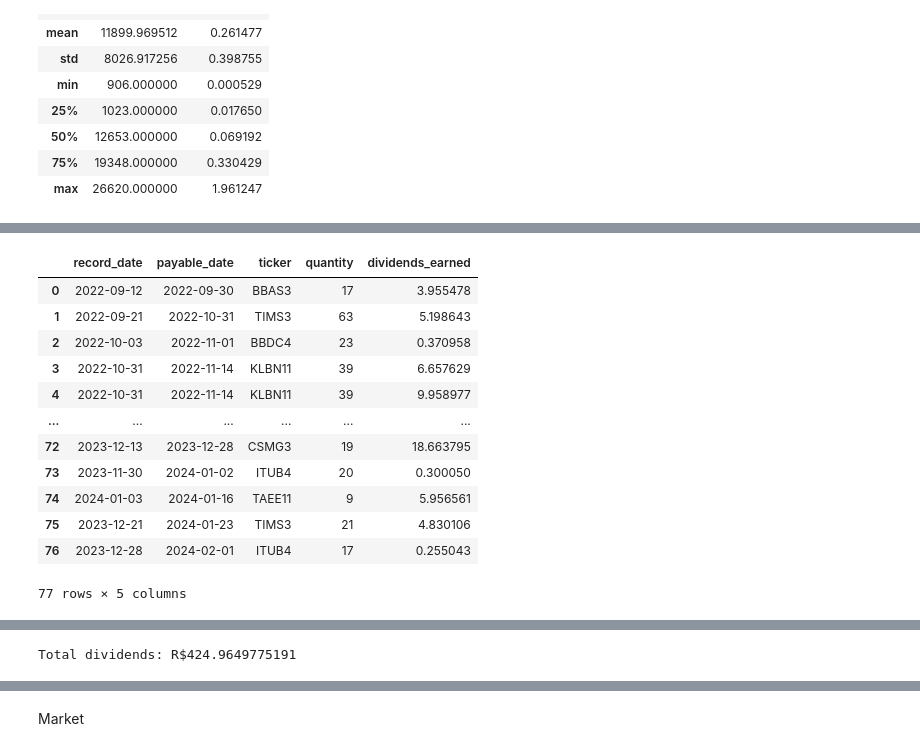
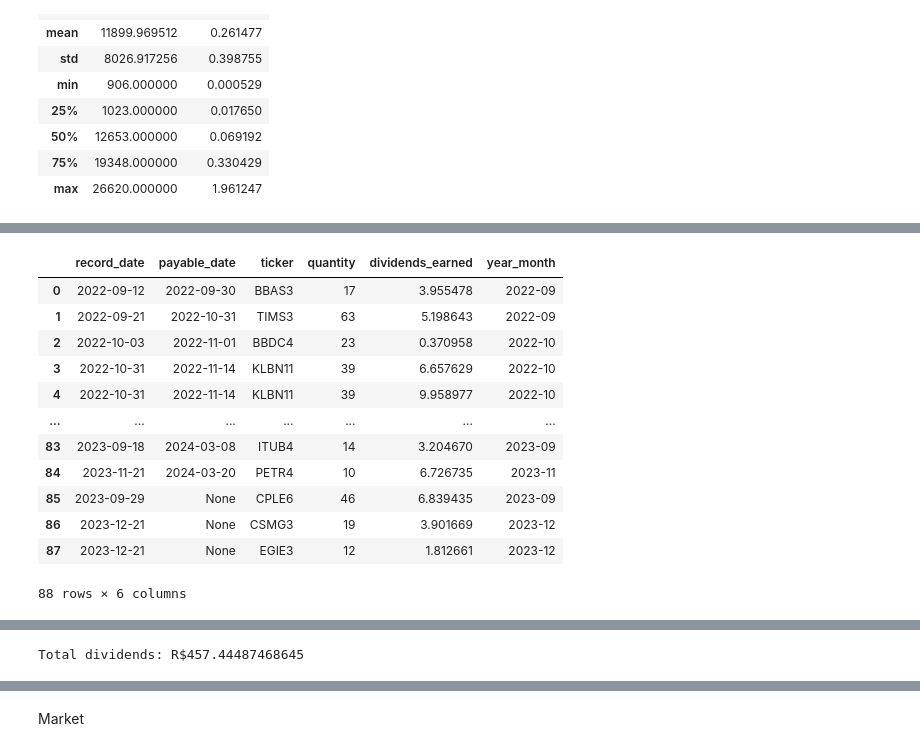
Before and after one commit to humbertomfialho/stock_dividends, a Jupyter notebook: analyses.ipynb, the cells around one changed output, grey strips where cells are left out. Saved outputs shown, nothing was run; the diff lists cells and outputs as text; code cells hidden in the pictures.

Commit message:
Add new graphs and calculations to data analysis

```diff
--- a/analyses.ipynb
+++ b/analyses.ipynb
@@ -22,6 +23,7 @@ market = select_table('Market')
 negotiation_info.sort_values(by='date', ignore_index=True, inplace=True)
 first_date = negotiation_info['date'].iloc[0][:10]
 last_date = negotiation_info['date'].iloc[-1][:10]
+list_dates = negotiation_info['date'].str[:10].tolist()
 dividends = dividends[dividends['record_date'] >= first_date]
 # %%
 stocks_name = stocks[['ticker', 'b3_name']]
@@ -384,0 +355,17 @@ Average price: -73.245
+# %%
+negociation_net = negotiation_info[['date', 'net_value']].copy()
+negociation_net['date'] = pd.to_datetime(negociation_net['date'])
+negociation_net['date'] = negociation_net['date'].dt.to_period('M')
+negociation_net.rename(columns={'date': 'year_month'}, inplace=True)
+negociation_net = negociation_net.groupby(['year_month']).agg(
+    net_value=('net_value', 'sum')
+).reset_index()
+negociation_net.index = negociation_net['year_month']
+negociation_net = negociation_net[['net_value']]
+negociation_net.loc['2022-09', 'net_value'] = 0
+
+month_stock_total = month_stock_values[['total']].copy()
+month_stock_total['net_value'] = negociation_net['net_value'].copy()
+month_stock_total['cumulative_net'] = month_stock_total['net_value'].cumsum()
+month_stock_total['total_net'] = month_stock_total['total'] + month_stock_total['cumulative_net']
+display(month_stock_total)
@@ -438,57 +491,60 @@ memory usage: 9.8+ KB
 # %%
-# TODO: calculate the stocks quantity had in day of record_date and plus it with amount
-
-# Initialize an empty DataFrame to store the results
+# TODO: Calculate the stocks quantity had in day of record_date and plus it with amount
 dividends_earned = pd.DataFrame(columns=['record_date', 'payable_date', 'ticker', 'quantity', 'dividends_earned'])
 rows_list = []
 
 # Iterate through each row in the dividends DataFrame to calculate dividends earned per record_date
 for index, dividend_row in dividends_stock.iterrows():
     payable_date = dividend_row['payable_date']
     record_date = dividend_row['record_date']
     ticker = dividend_row['ticker']
     amount = dividend_row['amount']
     type = dividend_row['type']
 
-    # Filter operations up to the record_date for the specific ticker
     relevant_operations = grouped_stocks[(grouped_stocks['ticker'] == ticker) & (grouped_stocks['date'] <= record_date)]
-
-    # Calculate net quantity of shares held by the record_date
     net_shares = relevant_operations['quantity_sum'].sum()
-
-    # Calculate dividends earned
     total_dividends = net_shares * amount
+    # Subtract taxes percent
     if type != 'dividend':
         total_dividends *= 0.85
 
-    # Append to the results DataFrame
     rows_list.append({'payable_date': payable_date, 'record_date': record_date, 'ticker': ticker, 'quantity': net_shares, 'dividends_earned': total_dividends})
 
-# Convert list of dicts to DataFrame and concatenate with the initial empty DataFrame
 dividends_earned = pd.concat([dividends_earned, pd.DataFrame(rows_list)], ignore_index=True)
 dividends_earned = dividends_earned[dividends_earned['quantity'] > 0]
-dividends_earned = dividends_earned[dividends_earned['payable_date'] < '2024-02-02']
+# dividends_earned = dividends_earned[dividends_earned['payable_date'] < '2024-02-02']
+dividends_earned = dividends_earned[dividends_earned['record_date'] < '2024-02-02']
+dividends_earned['year_month'] = pd.to_datetime(dividends_earned['record_date'])
+dividends_earned['year_month'] = dividends_earned['year_month'].dt.to_period('M')
 dividends_earned.sort_values(by=['payable_date', 'ticker'], ignore_index=True, inplace=True)
-
 display(dividends_earned)
 
-# didvidend by stock
+dividends_monthly = dividends_earned.groupby(['year_month']).agg(
+    value=('dividends_earned', 'sum')
+).reset_index()
+dividends_monthly.sort_values(by=['year_month'], inplace=True, ignore_index=True)
+dividends_monthly.index = dividends_monthly['year_month']
+dividends_monthly = dividends_monthly.drop('year_month', axis=1)
+dividends_monthly = pd.concat([dividends_monthly, month_stock_total[['total']]], axis=1)
+dividends_monthly['dy'] = dividends_monthly['value']/dividends_monthly['total'] * 100
+display(dividends_monthly)
+
 dividends_earned_summary = dividends_earned.groupby(['ticker']).sum(numeric_only=True).reset_index()
 dividends_earned_summary.sort_values(by=['dividends_earned', 'ticker'], ascending=False, ignore_index=True, inplace=True)
 display(dividends_earned_summary)
 
 print('Total dividends: R${}'.format(dividends_earned['dividends_earned'].sum()))
 # %% [output]
-|  | record_date | payable_date | ticker | quantity | dividends_earned |
-| 0 | 2022-09-12 | 2022-09-30 | BBAS3 | 17 | 3.955478 |
-| 1 | 2022-09-21 | 2022-10-31 | TIMS3 | 63 | 5.198643 |
-| 2 | 2022-10-03 | 2022-11-01 | BBDC4 | 23 | 0.370958 |
-| 3 | 2022-10-31 | 2022-11-14 | KLBN11 | 39 | 6.657629 |
-| 4 | 2022-10-31 | 2022-11-14 | KLBN11 | 39 | 9.958977 |
-| ... | ... | ... | ... | ... | ... |
-| 72 | 2023-12-13 | 2023-12-28 | CSMG3 | 19 | 18.663795 |
-| 73 | 2023-11-30 | 2024-01-02 | ITUB4 | 20 | 0.300050 |
-| 74 | 2024-01-03 | 2024-01-16 | TAEE11 | 9 | 5.956561 |
-| 75 | 2023-12-21 | 2024-01-23 | TIMS3 | 21 | 4.830106 |
-| 76 | 2023-12-28 | 2024-02-01 | ITUB4 | 17 | 0.255043 |
+|  | record_date | payable_date | ticker | quantity | dividends_earned | year_month |
+| 0 | 2022-09-12 | 2022-09-30 | BBAS3 | 17 | 3.955478 | 2022-09 |
+| 1 | 2022-09-21 | 2022-10-31 | TIMS3 | 63 | 5.198643 | 2022-09 |
+| 2 | 2022-10-03 | 2022-11-01 | BBDC4 | 23 | 0.370958 | 2022-10 |
+| 3 | 2022-10-31 | 2022-11-14 | KLBN11 | 39 | 6.657629 | 2022-10 |
+| 4 | 2022-10-31 | 2022-11-14 | KLBN11 | 39 | 9.958977 | 2022-10 |
+| ... | ... | ... | ... | ... | ... | ... |
+| 83 | 2023-09-18 | 2024-03-08 | ITUB4 | 14 | 3.204670 | 2023-09 |
+| 84 | 2023-11-21 | 2024-03-20 | PETR4 | 10 | 6.726735 | 2023-11 |
+| 85 | 2023-09-29 | None | CPLE6 | 46 | 6.839435 | 2023-09 |
+| 86 | 2023-12-21 | None | CSMG3 | 19 | 3.901669 | 2023-12 |
+| 87 | 2023-12-21 | None | EGIE3 | 12 | 1.812661 | 2023-12 |
-77 rows × 5 columns
+88 rows × 6 columns
@@ -509 +583 @@ print('Total dividends: R${}'.format(dividends_earned['dividends_earned'].sum())
-Total dividends: R$424.9649775191
+Total dividends: R$457.44487468645
```
Also changed, not shown: parts of 25 cells of this notebook.
